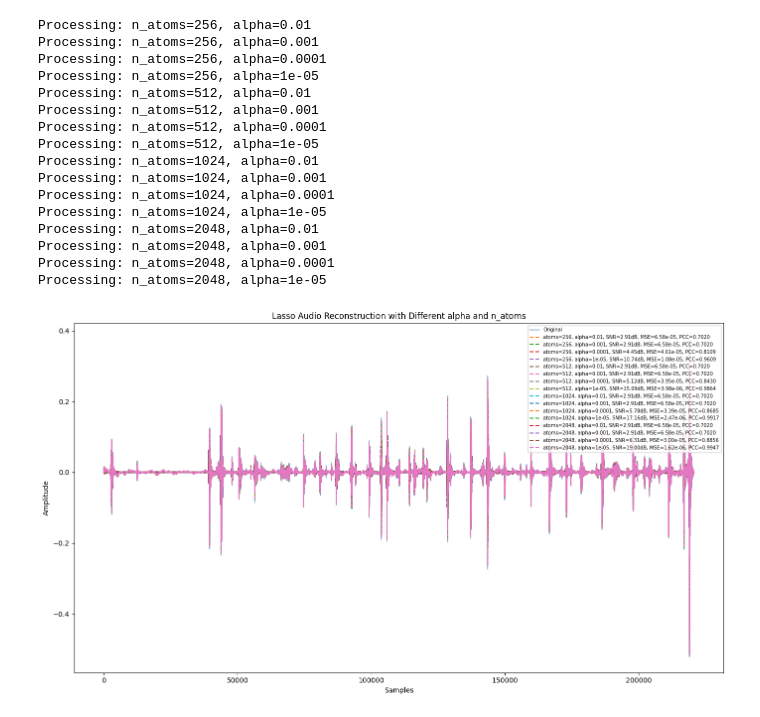
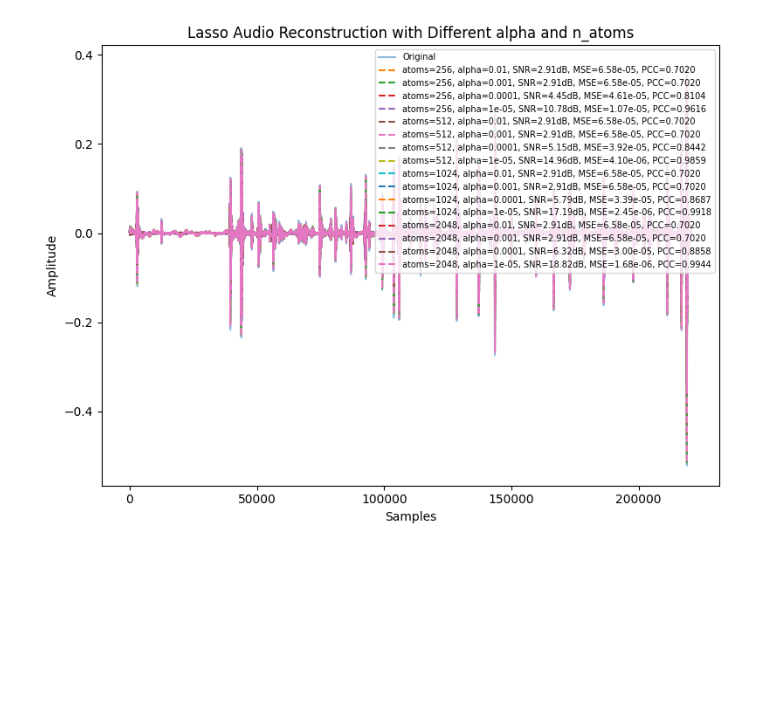
Before and after one commit to Marte77/explainable-statistical-learning, a Jupyter notebook: project1/Lasso.ipynb, the cells around one changed output. Cells and saved outputs as stored; diff of their text form; code cells hidden in the pictures; blank space fills up the shorter version.

```diff
--- a/project1/Lasso.ipynb
+++ b/project1/Lasso.ipynb
@@ -37,7 +37,7 @@ for n_atoms in n_atoms_list:
     for alpha in alpha_list:
         # print(f"Processing: n_atoms={n_atoms}, alpha={alpha}")
         dictionary = np.random.randn(Zxx_real.shape[0], n_atoms)
-        lasso = Lasso(alpha=alpha, max_iter=1000)
+        lasso = Lasso(alpha=alpha, max_iter=2000)
         sparse_coeffs = np.zeros((n_atoms, Zxx_real.shape[1]))
 
         for i in range(Zxx_real.shape[1]):
@@ -55,47 +55,31 @@ for n_atoms in n_atoms_list:
             'mse': mse,
             'pcc': pcc
         }
 
         # Save audio
         filename = f'reconstructed_atoms{n_atoms}_alpha{alpha}.wav'
         sf.write(filename, y_reconstructed, sr)
 
 # ========== Step 5: Plotting Results ==========
 plt.figure(figsize=(8, 6))
 plt.plot(y, label="Original", alpha=0.5)
 
 for (n_atoms, alpha), res in results.items():
     y_recon = res['signal']
     snr = res['snr']
     mse = res['mse']
     pcc = res['pcc']
     plt.plot(
         y_recon,
         '--',
         label=f"atoms={n_atoms}, alpha={alpha}, SNR={snr:.2f}dB, MSE={mse:.2e}, PCC={pcc:.4f}"
     )
 
 plt.title("Lasso Audio Reconstruction with Different alpha and n_atoms")
 plt.xlabel("Samples")
 plt.ylabel("Amplitude")
 plt.legend(fontsize=7, loc='upper right')
 plt.tight_layout()
 plt.show()
 # %% [output]
-Processing: n_atoms=256, alpha=0.01
-Processing: n_atoms=256, alpha=0.001
-Processing: n_atoms=256, alpha=0.0001
-Processing: n_atoms=256, alpha=1e-05
-Processing: n_atoms=512, alpha=0.01
-Processing: n_atoms=512, alpha=0.001
-Processing: n_atoms=512, alpha=0.0001
-Processing: n_atoms=512, alpha=1e-05
-Processing: n_atoms=1024, alpha=0.01
-Processing: n_atoms=1024, alpha=0.001
-Processing: n_atoms=1024, alpha=0.0001
-Processing: n_atoms=1024, alpha=1e-05
-Processing: n_atoms=2048, alpha=0.01
-Processing: n_atoms=2048, alpha=0.001
-Processing: n_atoms=2048, alpha=0.0001
-Processing: n_atoms=2048, alpha=1e-05
-[figure, old version]
+[figure, new version]
```
